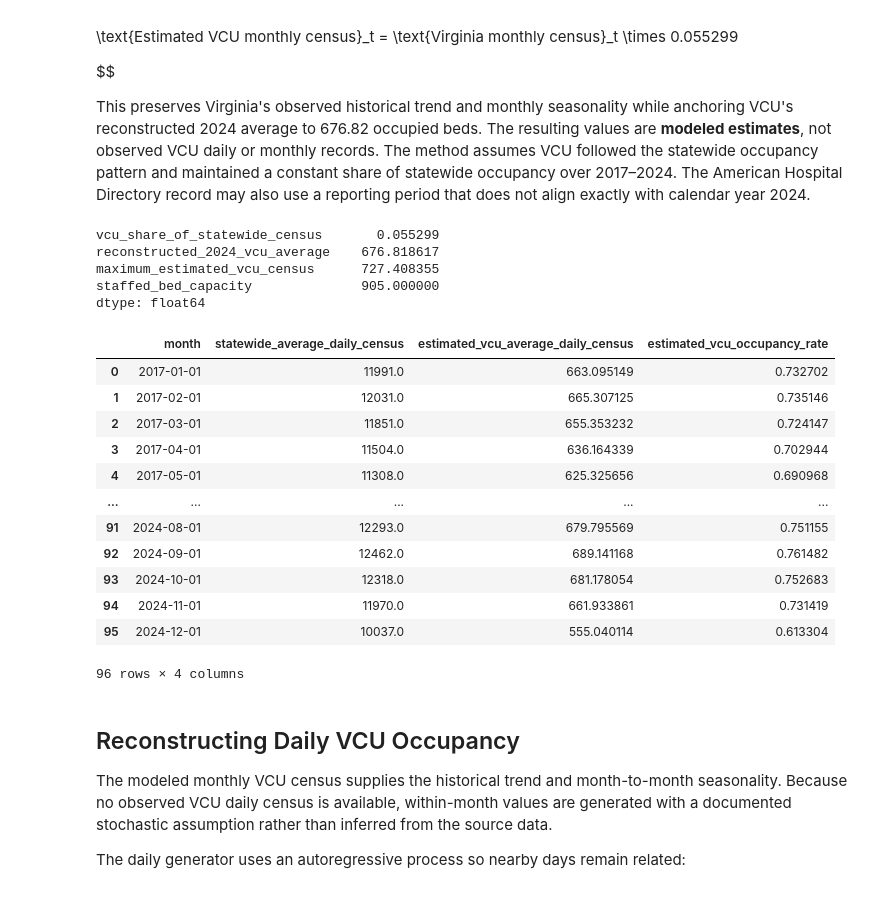
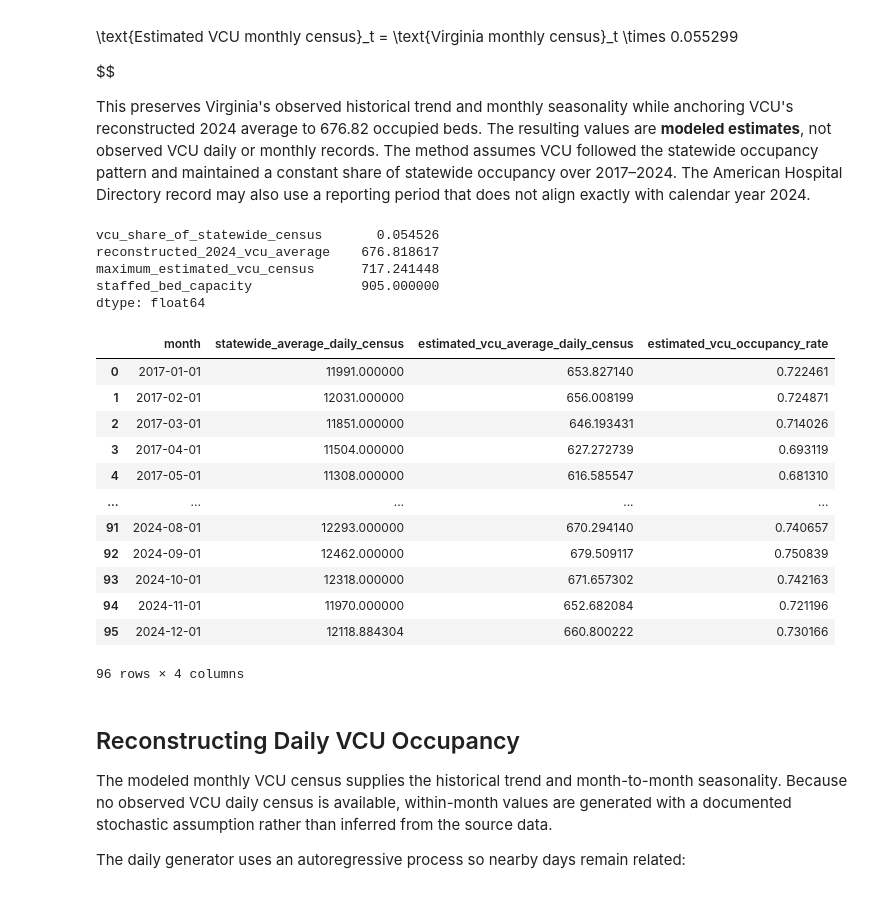
Before and after one commit to jhaleyconsult/data_forge_2026, a Jupyter notebook: Health_data_generation_notebook.ipynb, the cells around one changed output. Drawn from its saved outputs; the diff is of its cells as text; code cells hidden in the pictures.

```diff
--- a/Health_data_generation_notebook.ipynb
+++ b/Health_data_generation_notebook.ipynb
@@ -324,7 +444,7 @@ vcu_staffed_beds = int(vcu_record.iloc[2])
 
 statewide_2024_average_census = np.mean(
 
-    np.asarray(Average_number_of_occupied_beds_per_day[-12:], dtype=float)
+    corrected_statewide_series.to_numpy()[-12:]
 
 )
 
@@ -340,11 +460,7 @@ vcu_monthly_history = pd.DataFrame({
 
     "month": pd.to_datetime(Dates_of_data),
 
-    "statewide_average_daily_census": np.asarray(
-
-        Average_number_of_occupied_beds_per_day, dtype=float
-
-    ),
+    "statewide_average_daily_census": corrected_statewide_series.to_numpy(),
 
 })
 
@@ -371,46 +487,46 @@ validation = pd.Series({
     "vcu_share_of_statewide_census": vcu_share_of_statewide_census,
 
     "reconstructed_2024_vcu_average": vcu_monthly_history.loc[
 
         vcu_monthly_history["month"].dt.year == 2024,
 
         "estimated_vcu_average_daily_census",
 
     ].mean(),
 
     "maximum_estimated_vcu_census": vcu_monthly_history[
 
         "estimated_vcu_average_daily_census"
 
     ].max(),
 
     "staffed_bed_capacity": vcu_staffed_beds,
 
 })
 
 
 
 display(validation)
 
 vcu_monthly_history
 # %% [output]
-vcu_share_of_statewide_census       0.055299
+vcu_share_of_statewide_census       0.054526
 reconstructed_2024_vcu_average    676.818617
-maximum_estimated_vcu_census      727.408355
+maximum_estimated_vcu_census      717.241448
 staffed_bed_capacity              905.000000
 dtype: float64
 |  | month | statewide_average_daily_census | estimated_vcu_average_daily_census | estimated_vcu_occupancy_rate |
-| 0 | 2017-01-01 | 11991.0 | 663.095149 | 0.732702 |
-| 1 | 2017-02-01 | 12031.0 | 665.307125 | 0.735146 |
-| 2 | 2017-03-01 | 11851.0 | 655.353232 | 0.724147 |
-| 3 | 2017-04-01 | 11504.0 | 636.164339 | 0.702944 |
-| 4 | 2017-05-01 | 11308.0 | 625.325656 | 0.690968 |
+| 0 | 2017-01-01 | 11991.000000 | 653.827140 | 0.722461 |
+| 1 | 2017-02-01 | 12031.000000 | 656.008199 | 0.724871 |
+| 2 | 2017-03-01 | 11851.000000 | 646.193431 | 0.714026 |
+| 3 | 2017-04-01 | 11504.000000 | 627.272739 | 0.693119 |
+| 4 | 2017-05-01 | 11308.000000 | 616.585547 | 0.681310 |
 | ... | ... | ... | ... | ... |
-| 91 | 2024-08-01 | 12293.0 | 679.795569 | 0.751155 |
-| 92 | 2024-09-01 | 12462.0 | 689.141168 | 0.761482 |
-| 93 | 2024-10-01 | 12318.0 | 681.178054 | 0.752683 |
-| 94 | 2024-11-01 | 11970.0 | 661.933861 | 0.731419 |
-| 95 | 2024-12-01 | 10037.0 | 555.040114 | 0.613304 |
+| 91 | 2024-08-01 | 12293.000000 | 670.294140 | 0.740657 |
+| 92 | 2024-09-01 | 12462.000000 | 679.509117 | 0.750839 |
+| 93 | 2024-10-01 | 12318.000000 | 671.657302 | 0.742163 |
+| 94 | 2024-11-01 | 11970.000000 | 652.682084 | 0.721196 |
+| 95 | 2024-12-01 | 12118.884304 | 660.800222 | 0.730166 |
 96 rows × 4 columns
 # %% [markdown]
 ## Reconstructing Daily VCU Occupancy
```
Also changed, not shown: parts of 15 cells of this notebook, 2 other files.
